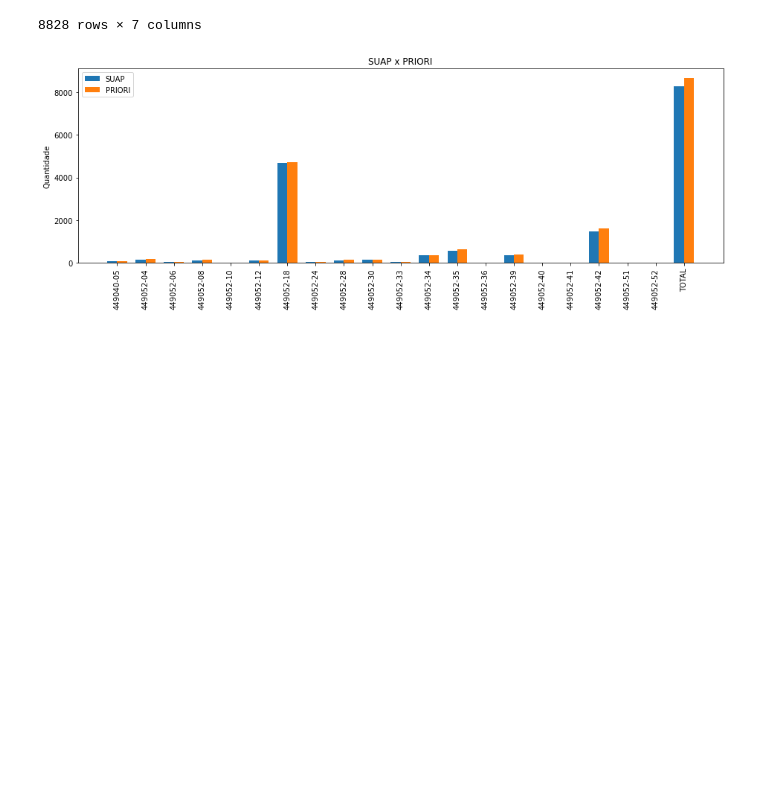
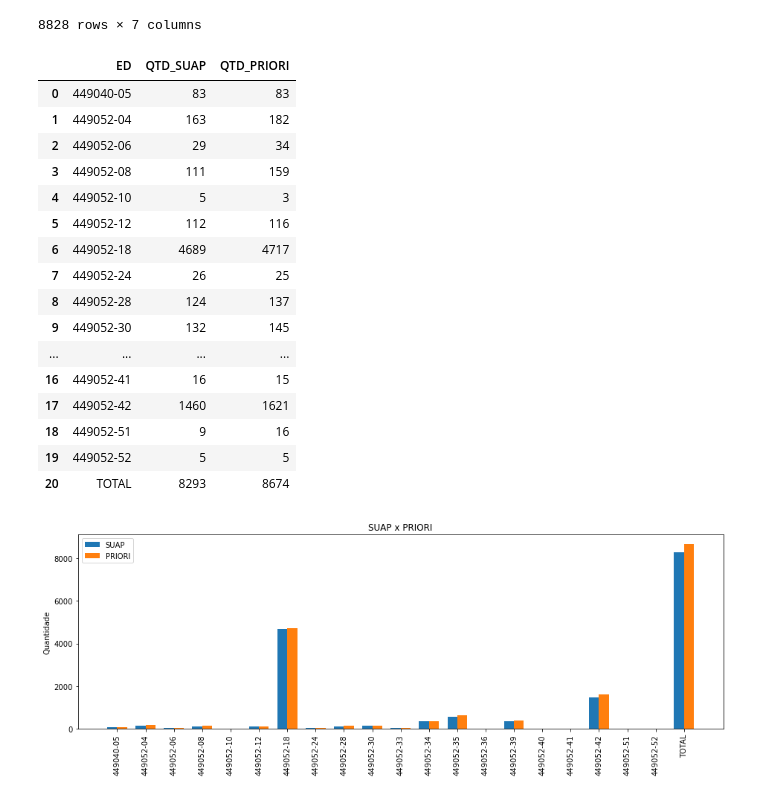
Before and after one commit to ricardoseminsta/inventario, a Jupyter notebook: inventario.ipynb, the cells around one changed output. Drawn from its saved outputs; the diff is of its cells as text; code cells hidden in the pictures; blank space fills up the shorter version.

```diff
--- a/inventario.ipynb
+++ b/inventario.ipynb
@@ -102,22 +102,41 @@ diferenca.to_excel('diferenca_total.xlsx', index=False)
 # %%
 #montar data frame pra o gráfico
 chart_df = pd.DataFrame()
 chart_df['ED'] = suap_ED
 suap_conta = []
 priori_conta = []
 
 for ed in chart_df['ED']:
     conta_s = suap_total[suap_total['ED'].str.contains(ed)]
     suap_conta.append(len(conta_s))
     conta_p = priori[priori['C. Custo'].str.contains(ed)]
     priori_conta.append(len(conta_p))
 
 chart_df['QTD_SUAP'] = suap_conta
 chart_df['QTD_PRIORI'] = priori_conta
 
 total = {'ED': 'TOTAL', 'QTD_PRIORI': sum(priori_conta), 'QTD_SUAP': sum(suap_conta)}
 
 chart_df = chart_df.append(total, ignore_index=True)
+chart_df
+# %% [output]
+|  | ED | QTD_SUAP | QTD_PRIORI |
+| 0 | 449040-05 | 83 | 83 |
+| 1 | 449052-04 | 163 | 182 |
+| 2 | 449052-06 | 29 | 34 |
+| 3 | 449052-08 | 111 | 159 |
+| 4 | 449052-10 | 5 | 3 |
+| 5 | 449052-12 | 112 | 116 |
+| 6 | 449052-18 | 4689 | 4717 |
+| 7 | 449052-24 | 26 | 25 |
+| 8 | 449052-28 | 124 | 137 |
+| 9 | 449052-30 | 132 | 145 |
+| ... | ... | ... | ... |
+| 16 | 449052-41 | 16 | 15 |
+| 17 | 449052-42 | 1460 | 1621 |
+| 18 | 449052-51 | 9 | 16 |
+| 19 | 449052-52 | 5 | 5 |
+| 20 | TOTAL | 8293 | 8674 |
 # %%
 %matplotlib inline
 import matplotlib.pyplot as plt
```
Also changed, not shown: parts of 1 cell of this notebook, 1 other file.
